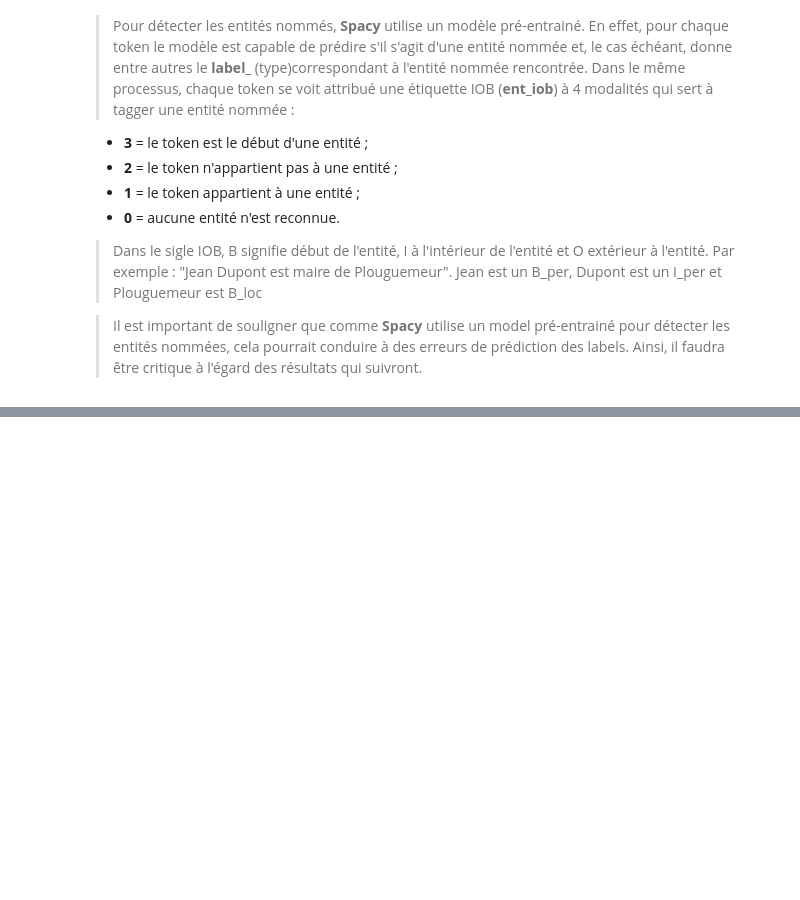
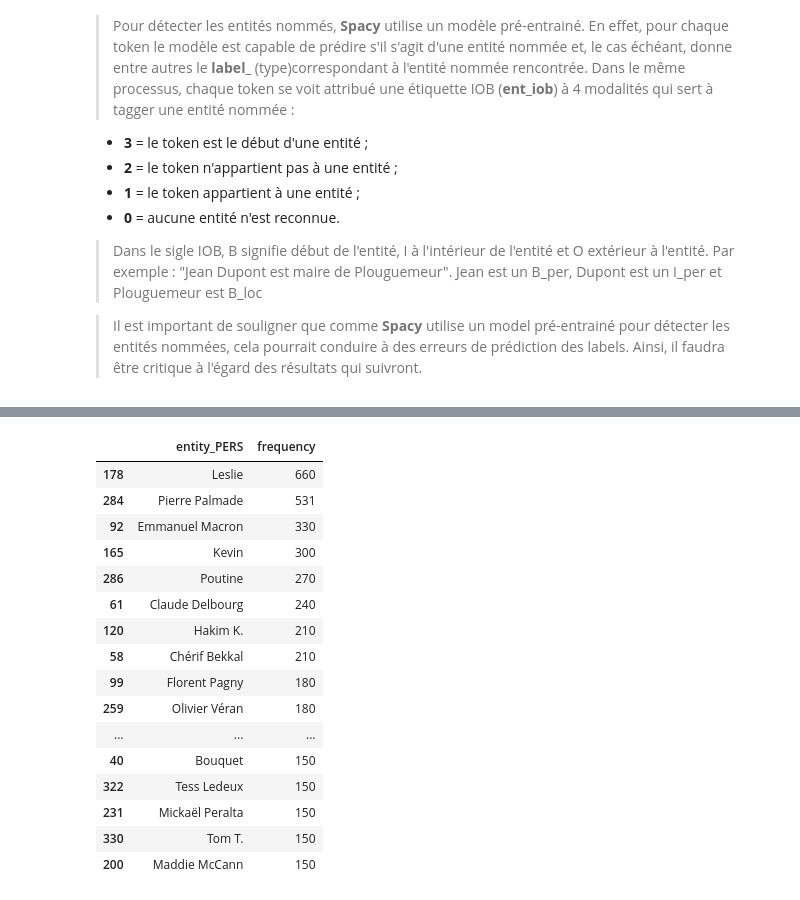
Before and after one commit to s-sawadogo/NLP-Web-Mining, a Jupyter notebook: NLP-Web-Mining.ipynb, the cells around one changed output, grey strips where cells are left out. Saved outputs shown, nothing was run; the diff lists cells and outputs as text; code cells hidden in the pictures; blank space fills up the shorter version.

Commit message:
Name Entity Recognition (NER) analysis

```diff
--- a/NLP-Web-Mining.ipynb
+++ b/NLP-Web-Mining.ipynb
@@ -502,0 +518,5 @@ Jean est un B_per, Dupont est un I_per et Plouguemeur est B_loc
+# %%
+data_final=pd.read_csv('data_final.csv')
+# %%
+# Nous récupérons le contenu de la colonne 'content' où se trouve les contenus des articles
+texts=data_final['content'].tolist()
@@ -502,0 +525,15 @@ Jean est un B_per, Dupont est un I_per et Plouguemeur est B_loc
+# %%
+nlp = spacy.load("fr_core_news_md", disable=['tagger', 'parser','lemmatizer'])
+docs = list(nlp.pipe(texts))
+content=list()
+start=list()
+end=list()
+label=list()
+
+#On boucle sur tous les articles
+for doc in docs:
+    # On ajoute les éléments dans des listes prédéfinies
+      content.append([ent.text for ent in doc.ents])
+      start.append([ent.start for ent in doc.ents])
+      end.append([ent.end for ent in doc.ents])
+      label.append([ent.label_ for ent in doc.ents])
@@ -502,0 +559,13 @@ Jean est un B_per, Dupont est un I_per et Plouguemeur est B_loc
+# %%
+# récupérer sans tenir compte de article par article : liste globale tout  article confondu
+per_ent =list()
+org_ent =list()
+loc_ent =list()
+for doc in docs:
+    for ent in doc.ents:
+      if ent.label_ =='PER':
+        per_ent.append(ent.text )
+      elif ent.label_ =='ORG':
+        org_ent.append(ent.text )
+      elif ent.label_ =='LOC':
+        loc_ent.append(ent.text)
@@ -502,0 +574,27 @@ Jean est un B_per, Dupont est un I_per et Plouguemeur est B_loc
+# %%
+# Les entités plus fréquentes du type 'PER'
+(unique, counts) = numpy.unique(per_ent, return_counts=True)
+d = {'entity_PERS': unique, 'frequency': counts}
+df_per = pd.DataFrame(data=d)
+df_per = df_per.sort_values(by='frequency', ascending=False)
+
+# 20 plus frequentes entités
+df_per.head(20)
+# %% [output]
+|  | entity_PERS | frequency |
+| 178 | Leslie | 660 |
+| 284 | Pierre Palmade | 531 |
+| 92 | Emmanuel Macron | 330 |
+| 165 | Kevin | 300 |
+| 286 | Poutine | 270 |
+| 61 | Claude Delbourg | 240 |
+| 120 | Hakim K. | 210 |
+| 58 | Chérif Bekkal | 210 |
+| 99 | Florent Pagny | 180 |
+| 259 | Olivier Véran | 180 |
+| ... | ... | ... |
+| 40 | Bouquet | 150 |
+| 322 | Tess Ledeux | 150 |
+| 231 | Mickaël Peralta | 150 |
+| 330 | Tom T. | 150 |
+| 200 | Maddie McCann | 150 |
```
Also changed, not shown: parts of 52 cells of this notebook.
